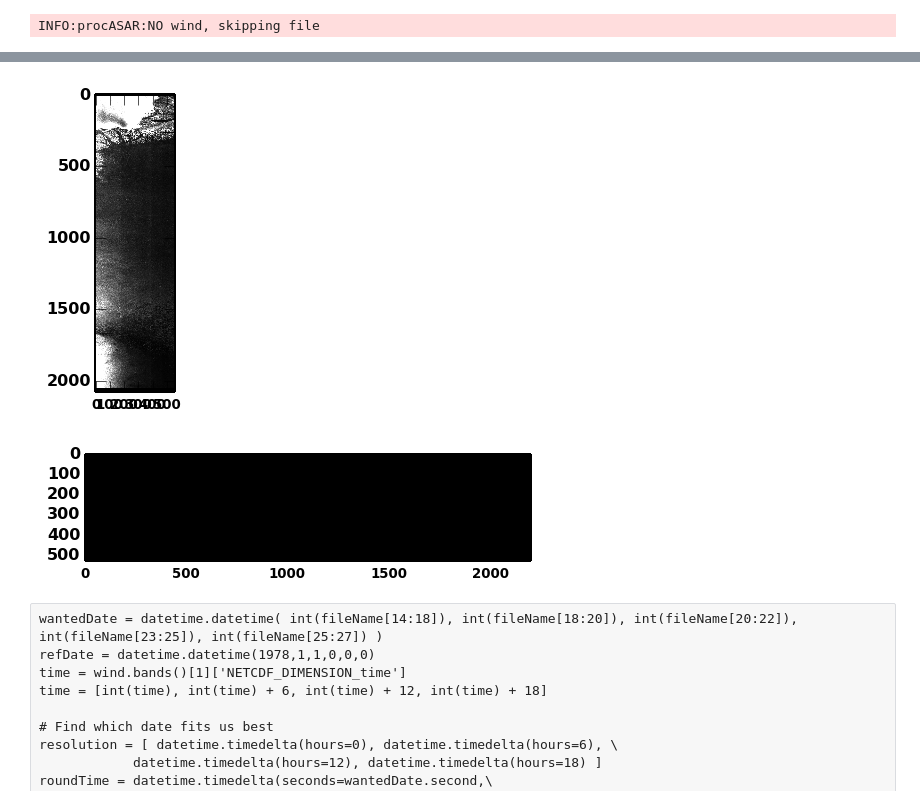
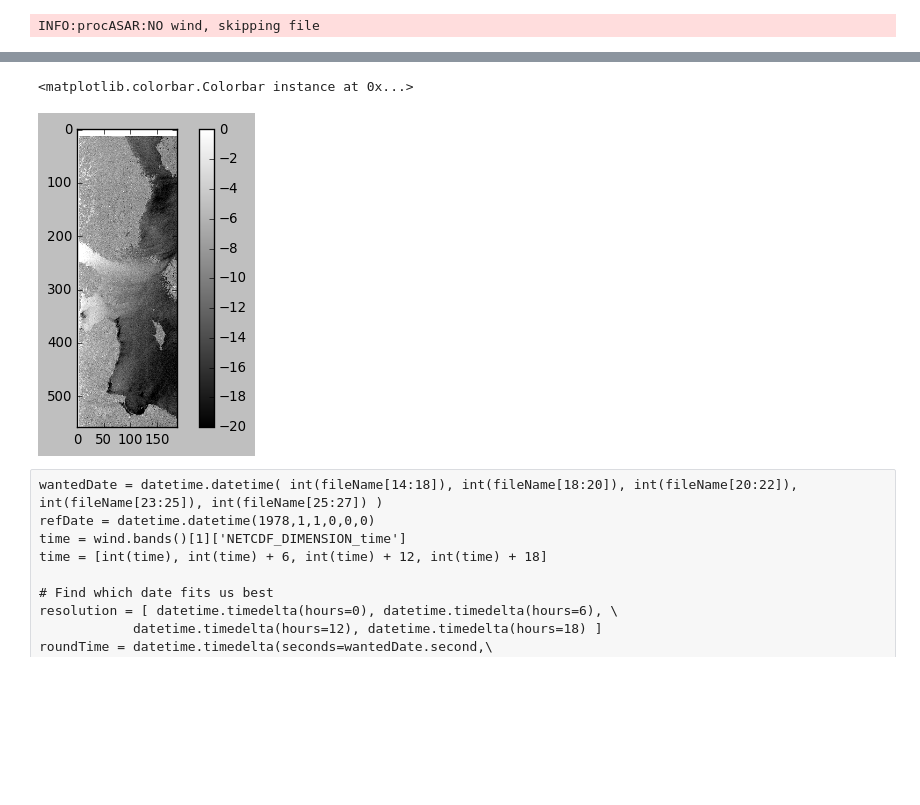
Before and after one commit to magican/PySOL, a Jupyter notebook: notebooks/nansatASARexample-CMOD4Wind.ipynb, the cells around one changed output, grey strips where cells are left out. Cells and saved outputs as stored; diff of their text form; code cells hidden in the pictures; blank space fills up the shorter version.

```diff
--- a/notebooks/nansatASARexample-CMOD4Wind.ipynb
+++ b/notebooks/nansatASARexample-CMOD4Wind.ipynb
@@ -215,11 +219,15 @@ if not intersection:
 inc_angle = n[2][0]
 sigma0 = n[3]
 # %%
-plt.figure()
-plt.imshow(sigma0[::20,::10], vmin=0, vmax=0.3)
+scale = 30
+
+plt.close('all')
+plt.imshow(10*log10(sigma0[::scale,::scale]), vmin=-20, vmax=0)
 plt.gray()
+plt.colorbar()
 # %% [output]
+<matplotlib.colorbar.Colorbar instance at 0x...>
-[figure, old version]
+[figure, new version]
 # %%
 # Reproject image on the Lat/Lon WGS84 (Simple Cylindrical) projection and Crop the region
 n = reproject(n,lonlim,latlim)
@@ -227,10 +235,8 @@ sigma0 = n[3]
 inc_angle = n[2][0]
 # %%
 plt.figure()
-plt.imshow(sigma0[::20,::10], vmin=0, vmax=0.3)
+plt.imshow(sigma0[::scale,::scale], vmin=0, vmax=0.3)
 plt.gray()
-# %% [output]
-[figure, removed]
 # %%
 # Reproject NCEP/SeaWinds onto ASAR interpolating
 wind.reproject(n, eResampleAlg=3)
```
Also changed, not shown: parts of 9 cells of this notebook, 1 other file.
